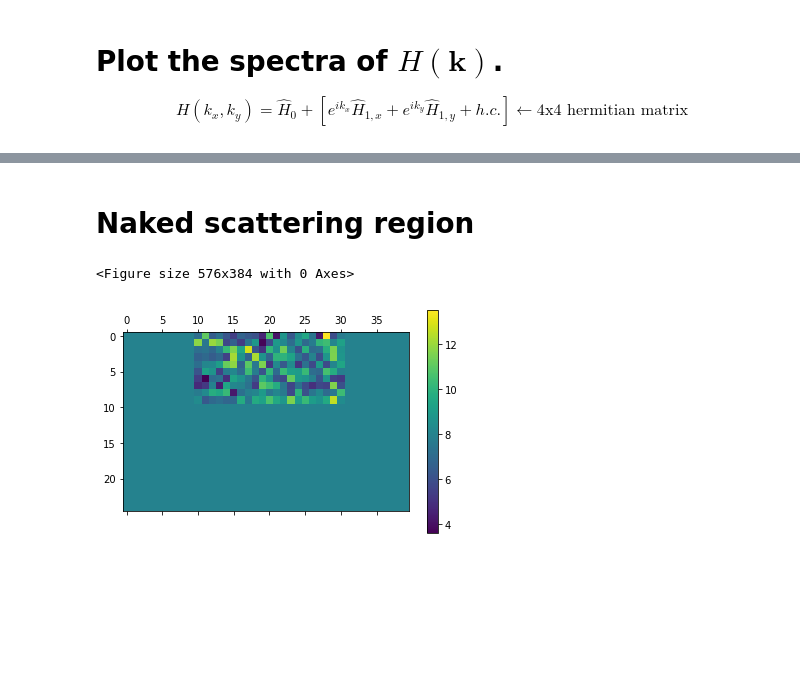
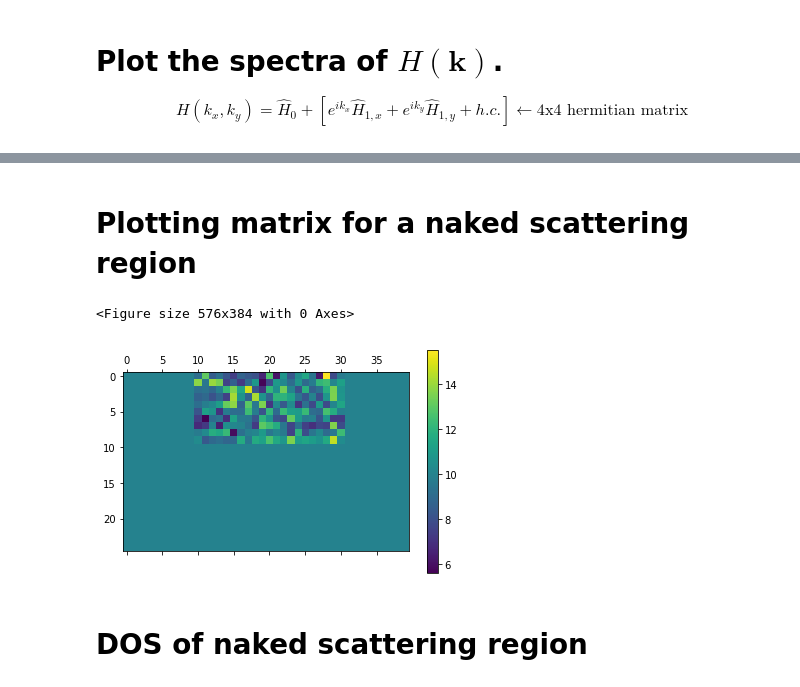
Before and after one commit to dnnagy/mezo2019, a Jupyter notebook: BHZ.ipynb, the cells around one changed output, grey strips where cells are left out. Saved outputs shown, nothing was run; the diff lists cells and outputs as text; code cells hidden in the pictures; blank space fills up the shorter version.

```diff
--- a/BHZ.ipynb
+++ b/BHZ.ipynb
@@ -260,18 +260,21 @@ def plot_system(HS, nrows, ncols, dof=4):
     plt.figure(dpi=96)
     plt.matshow( sys )
     plt.colorbar()
+# %% [markdown]
+# Plotting matrix for a naked scattering region
+# %%
+nrows = 25
+ncols = 40
+dirty_region = (0, 10, 10, 31)
+Delta=-2.5
+
+HS = get_HS_dirty(nrows=nrows, ncols=ncols, Delta=Delta, dirty_region=dirty_region, use_full_mtx=True, scale=1.0, random_state=42)
+plot_system(HS, nrows=nrows, ncols=ncols)
+# %% [output]
+<Figure size 576x384 with 0 Axes>
+[figure, added]
 # %% [markdown]
-# Naked scattering region
+# DOS of naked scattering region
-# %%
-nrows = 25
-ncols = 40
-dirty_region = (0, 10, 10, 31)
-
-HS = get_HS_dirty(nrows=nrows, ncols=ncols, Delta=-2.0, dirty_region=dirty_region, use_full_mtx=True, scale=1.0, random_state=42)
-plot_system(HS, nrows=nrows, ncols=ncols)
-# %% [output]
-<Figure size 576x384 with 0 Axes>
-[figure, removed]
 # %%
 def plot_scattering_region(nrows, ncols, dirty_region, Delta, E, random_scale, random_state=None, dof=4):
     HS = get_HS_dirty(nrows, ncols, Delta, dirty_region=dirty_region, use_full_mtx=True, scale=random_scale, random_state=random_state)
```
Also changed, not shown: parts of 4 cells of this notebook.
